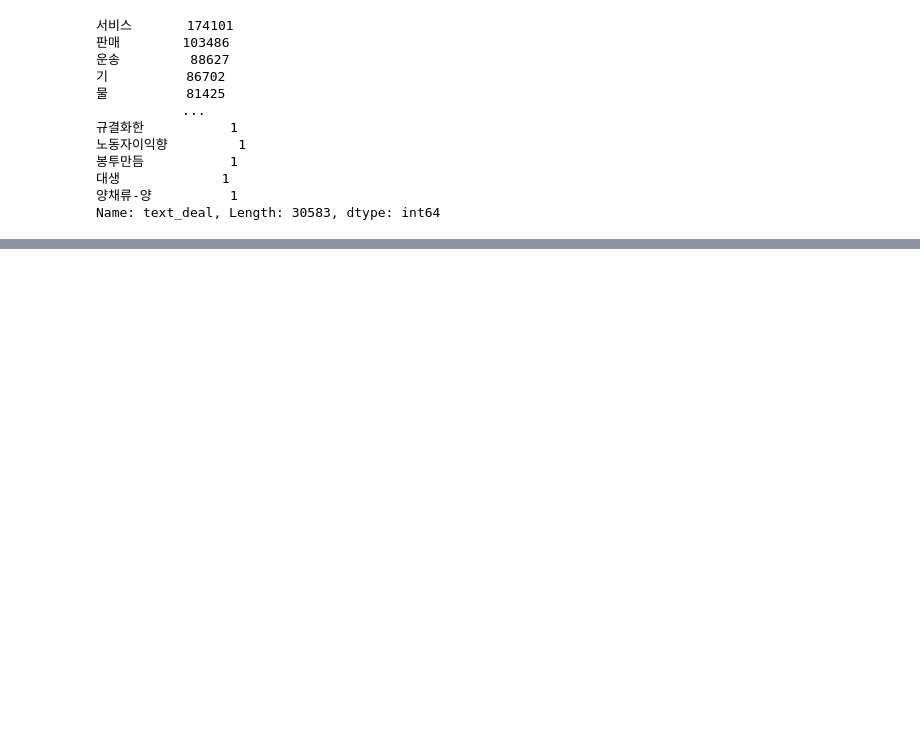
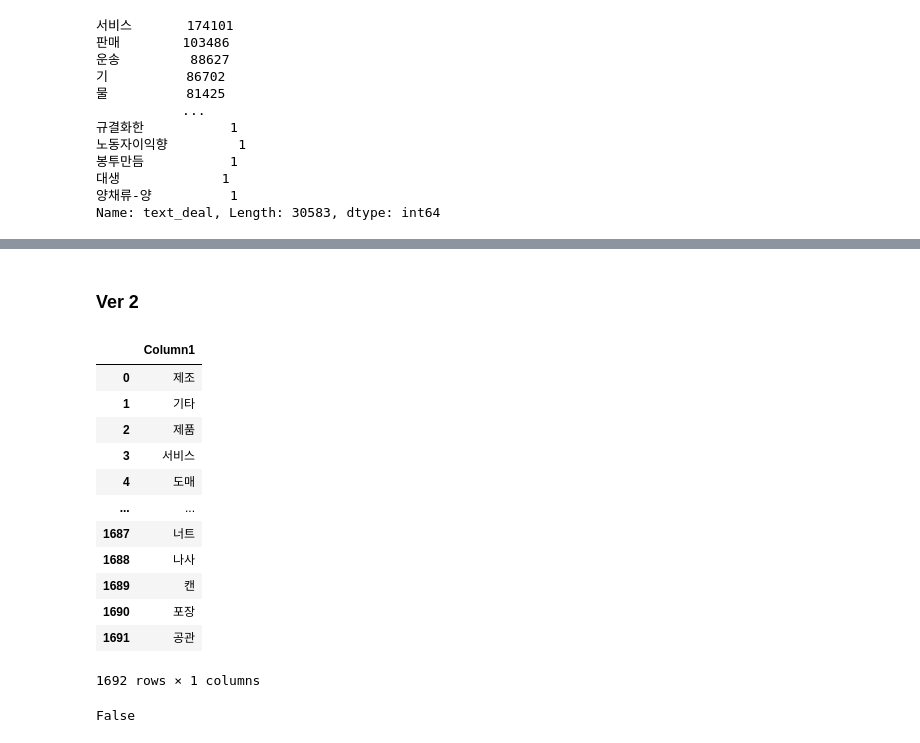
Before and after one commit to bwade9090/IndustrialClassification, a Jupyter notebook: Tokenizer.ipynb, the cells around one changed output, grey strips where cells are left out. Cells and saved outputs as stored; diff of their text form; code cells hidden in the pictures; blank space fills up the shorter version.

```diff
--- a/Tokenizer.ipynb
+++ b/Tokenizer.ipynb
@@ -380,0 +399,18 @@ new_toks.to_csv('data/toks_v2.csv')
+# %% [markdown]
+### Ver 2
+# %%
+toks.Column1
+# %% [output]
+|  | Column1 |
+| 0 | 제조 |
+| 1 | 기타 |
+| 2 | 제품 |
+| 3 | 서비스 |
+| 4 | 도매 |
+| ... | ... |
+| 1687 | 너트 |
+| 1688 | 나사 |
+| 1689 | 캔 |
+| 1690 | 포장 |
+| 1691 | 공관 |
+1692 rows × 1 columns
@@ -380,0 +419,4 @@ new_toks.to_csv('data/toks_v2.csv')
+# %%
+'합성고무' in ind_class_toks['Unnamed: 0']
+# %% [output]
+False
```
Also changed, not shown: parts of 65 cells of this notebook, 1 other file.
